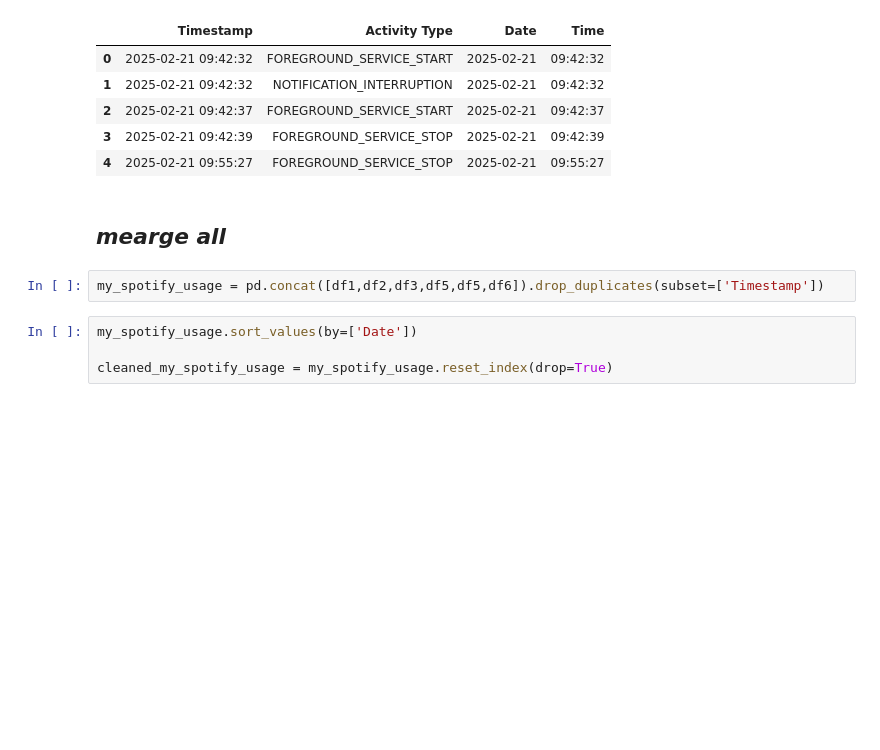
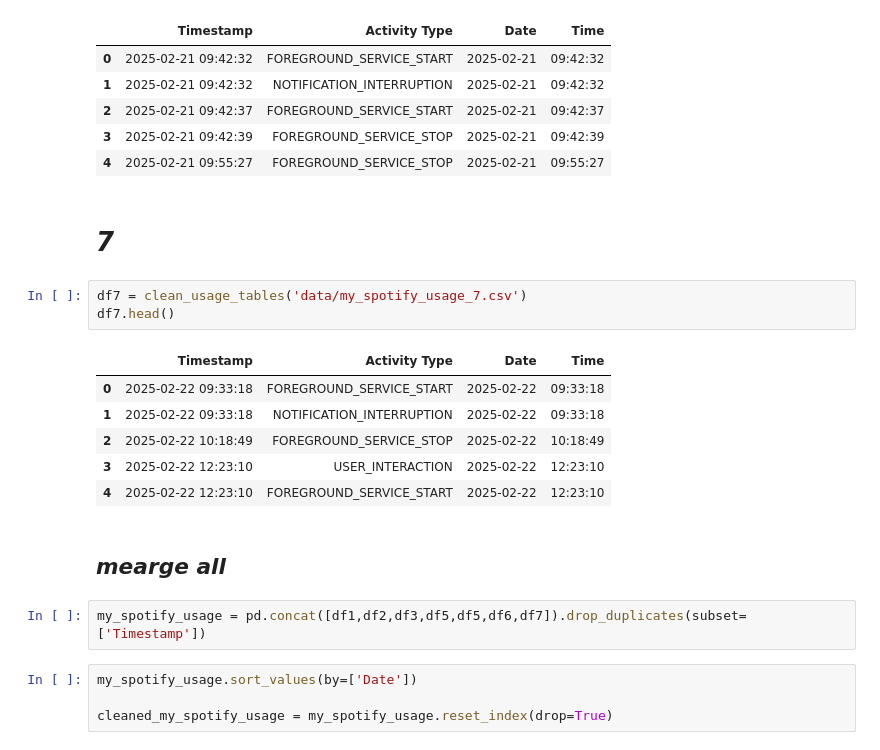
Before and after one commit to aaronAlien/Exploring-Spotify, a Jupyter notebook: spotify_interaction.ipynb, the cells around one changed output. Saved outputs shown, nothing was run; the diff lists cells and outputs as text; blank space fills up the shorter version.

```diff
--- a/spotify_interaction.ipynb
+++ b/spotify_interaction.ipynb
@@ -100,10 +101,22 @@ df6.head()
 | 2 | 2025-02-21 09:42:37 | FOREGROUND_SERVICE_START | 2025-02-21 | 09:42:37 |
 | 3 | 2025-02-21 09:42:39 | FOREGROUND_SERVICE_STOP | 2025-02-21 | 09:42:39 |
 | 4 | 2025-02-21 09:55:27 | FOREGROUND_SERVICE_STOP | 2025-02-21 | 09:55:27 |
+# %% [markdown]
+# _7_
+# %%
+df7 = clean_usage_tables('data/my_spotify_usage_7.csv')
+df7.head()
+# %% [output]
+|  | Timestamp | Activity Type | Date | Time |
+| 0 | 2025-02-22 09:33:18 | FOREGROUND_SERVICE_START | 2025-02-22 | 09:33:18 |
+| 1 | 2025-02-22 09:33:18 | NOTIFICATION_INTERRUPTION | 2025-02-22 | 09:33:18 |
+| 2 | 2025-02-22 10:18:49 | FOREGROUND_SERVICE_STOP | 2025-02-22 | 10:18:49 |
+| 3 | 2025-02-22 12:23:10 | USER_INTERACTION | 2025-02-22 | 12:23:10 |
+| 4 | 2025-02-22 12:23:10 | FOREGROUND_SERVICE_START | 2025-02-22 | 12:23:10 |
 # %% [markdown]
 ## _mearge all_
 # %%
-my_spotify_usage = pd.concat([df1,df2,df3,df5,df5,df6]).drop_duplicates(subset=['Timestamp'])
+my_spotify_usage = pd.concat([df1,df2,df3,df5,df5,df6,df7]).drop_duplicates(subset=['Timestamp'])
 # %%
 my_spotify_usage.sort_values(by=['Date'])
 
```
Also changed, not shown: parts of 8 cells of this notebook, 1 other file.
